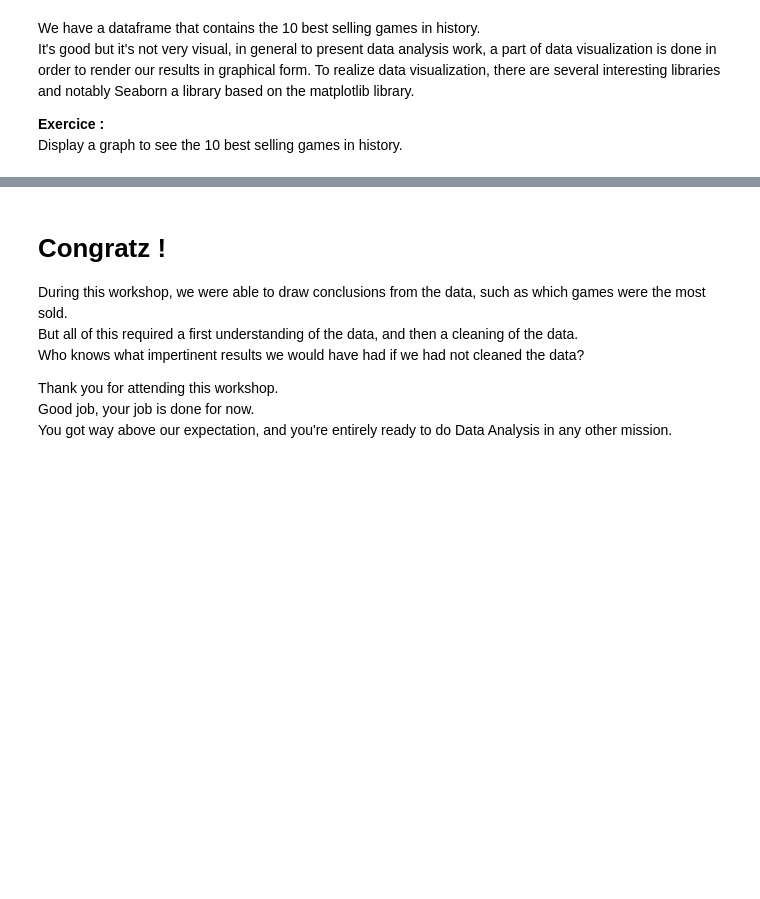
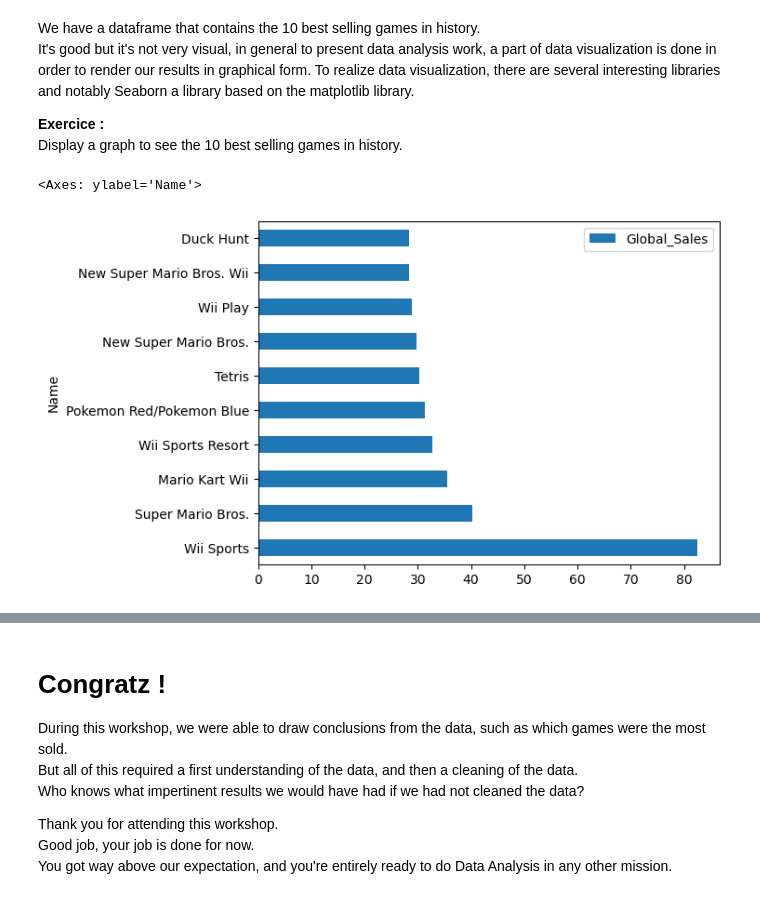
Before and after one commit to PoC-Community/ia-pandas-anradice, a Jupyter notebook: 2.video_games_data_visualisation.ipynb, the cells around one changed output, grey strips where cells are left out. Saved outputs shown, nothing was run; the diff lists cells and outputs as text; code cells hidden in the pictures; blank space fills up the shorter version.

````diff
--- a/2.video_games_data_visualisation.ipynb
+++ b/2.video_games_data_visualisation.ipynb
@@ -208,6 +296,8 @@ Be careful, this technique must be used sparingly or the results may be strongly
 Replace the undefined values in the ```Genre``` column with the mode.
 # %%
 # Filling NaN values in Genre with the mode
+
+df['Genre'] = df['Genre'].fillna(df['Genre'].mode()[0])
 # %% [markdown]
 When a column that contains unique values also contains undefined values, we prefer to delete the rows that have undefined values.\
 This method is used for proper names, or ids for example.
@@ -219,4 +309,5 @@
 
 print('Before ', df.shape)
 # code here ->
+df = df.dropna(subset=['Name'])
 print('After ', df.shape)
@@ -232,4 +326,5 @@
 
 print('Before ', df.shape)
 # code here ->
+df = df.dropna(subset=['Year_of_Release'])
 print('After ', df.shape)
@@ -245,6 +343,7 @@
 
 print('Before ', df.shape)
 # code here ->
+df = df.dropna(subset=['Publisher'])
 print('After ', df.shape)
 print('-'*20)
 print(df.isna().sum())
@@ -288,6 +416,14 @@ To realize data visualization, there are several interesting libraries and notab
 Display a graph to see the 10 best selling games in history.
 # %%
 # Graph top 10 games by global sales.
+# each bar should have different color
+# bar should be horizontal
+
+
+df[['Name', 'Global_Sales']].sort_values(by='Global_Sales', ascending=False).head(10).plot(kind='barh', x='Name', y='Global_Sales')
+# %% [output]
+<Axes: ylabel='Name'>
+[figure, added]
 # %% [markdown]
 **Expected output:**\
 <img src="./image/graph.png"/>
````
Also changed, not shown: parts of 12 cells of this notebook.
